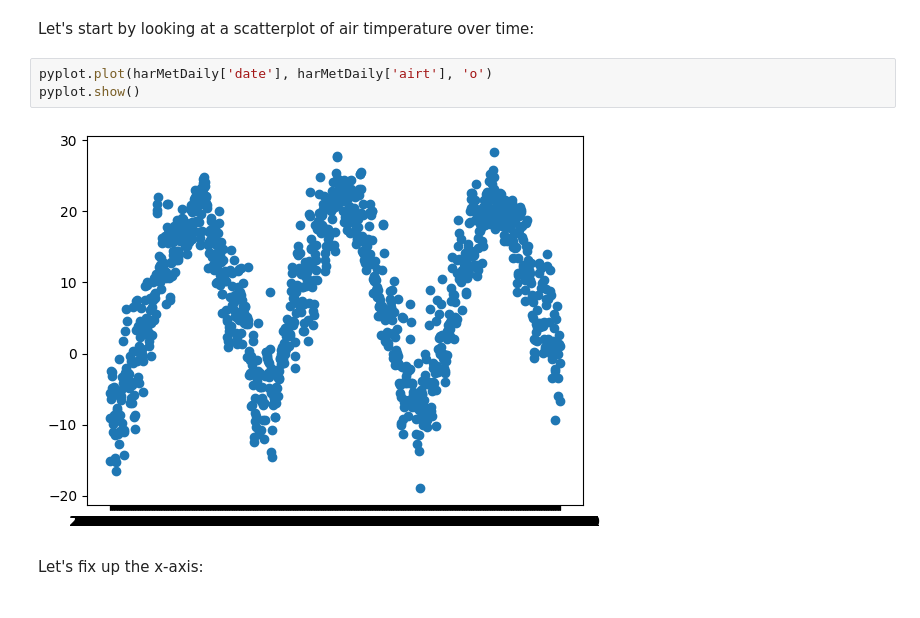
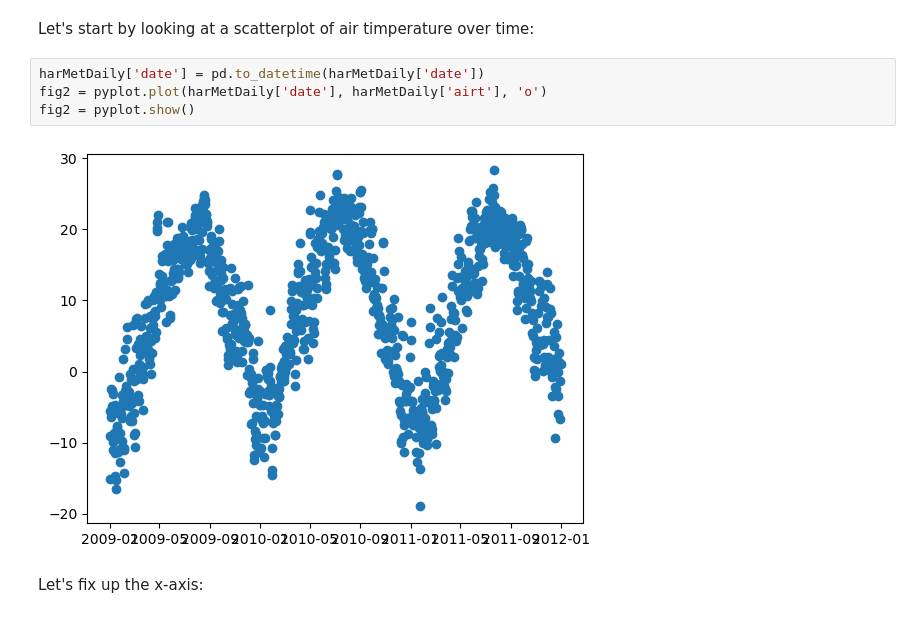
Before and after one commit to amosca01/SDS-CS235, a Jupyter notebook: in-class/time-series-py.ipynb, the cells around one changed output. Saved outputs shown, nothing was run; the diff lists cells and outputs as text.

```diff
--- a/in-class/time-series-py.ipynb
+++ b/in-class/time-series-py.ipynb
@@ -185,9 +185,10 @@ dtype: object
 # %% [markdown]
 Let's start by looking at a scatterplot of air timperature over time:
 # %%
-pyplot.plot(harMetDaily['date'], harMetDaily['airt'], 'o')
-pyplot.show()
+harMetDaily['date'] = pd.to_datetime(harMetDaily['date'])
+fig2 = pyplot.plot(harMetDaily['date'], harMetDaily['airt'], 'o')
+fig2 = pyplot.show()
 # %% [output]
-[figure, old version]
+[figure, new version]
 # %% [markdown]
 Let's fix up the x-axis:
```
Also changed, not shown: parts of 24 cells of this notebook, 4 other files.
